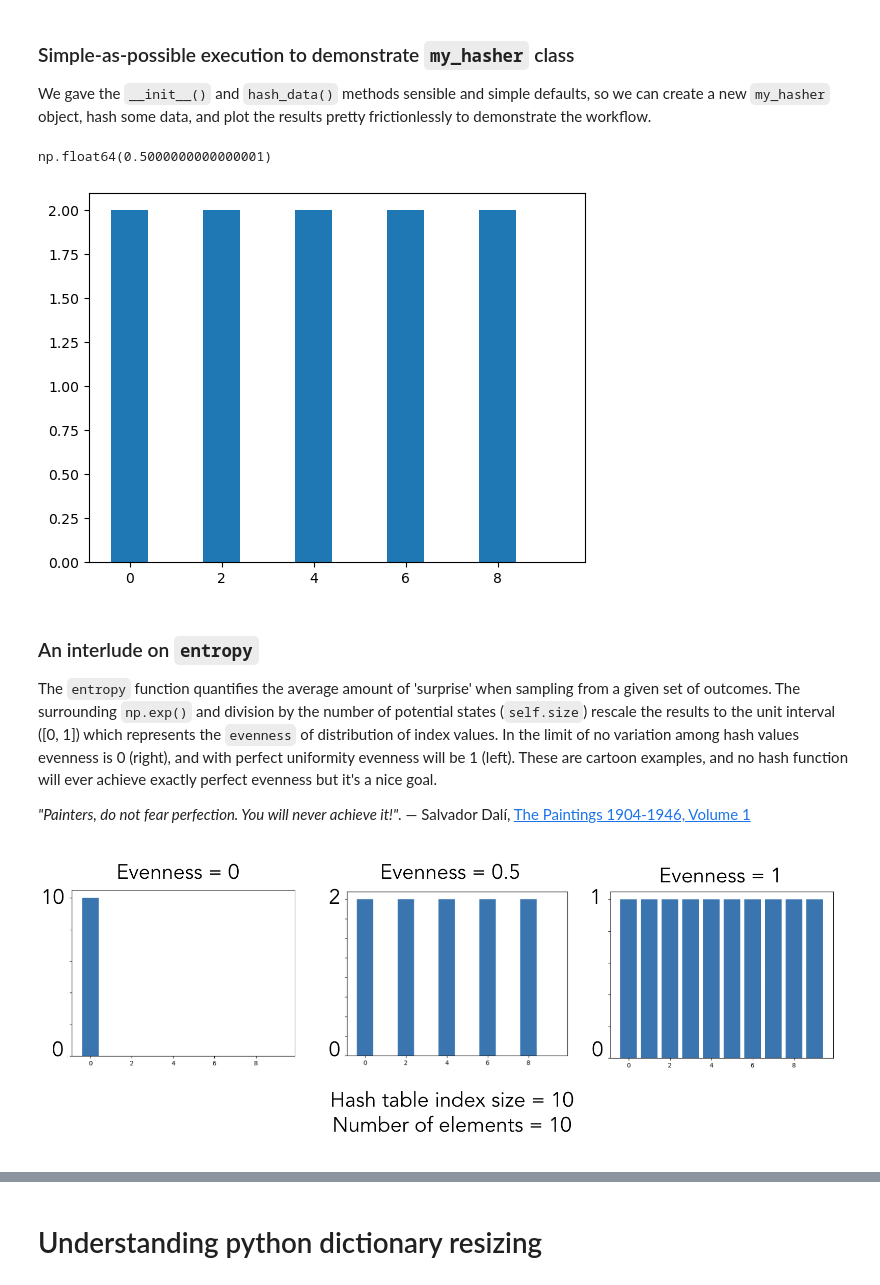
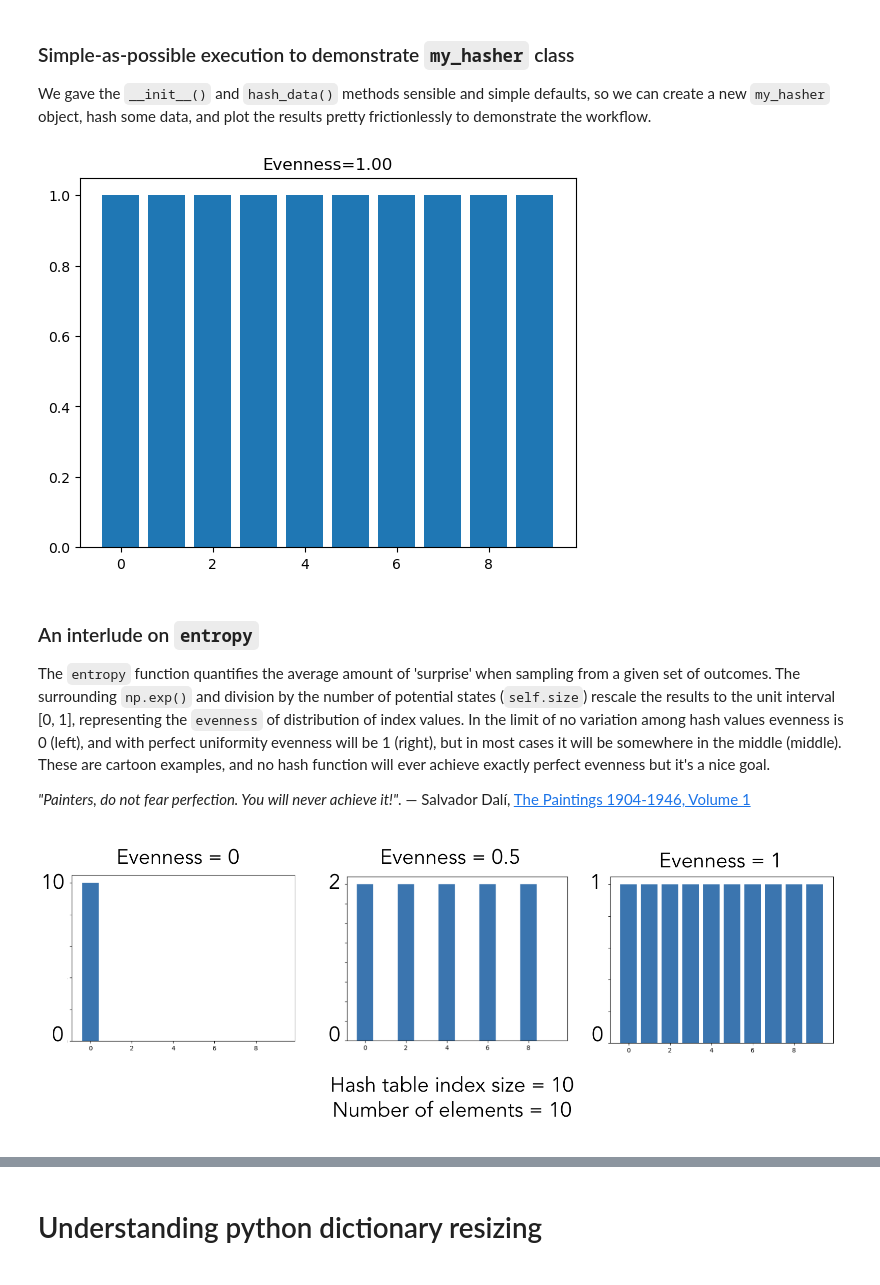
Before and after one commit to isaacovercast/CSCI232, a Jupyter notebook: notebooks/nb-1.1-hash-table-experiments.ipynb, the cells around one changed output, grey strips where cells are left out. Cells and saved outputs as stored; diff of their text form; code cells hidden in the pictures.

Commit message:
Near completion of hash table notebook exercise

```diff
--- a/notebooks/nb-1.1-hash-table-experiments.ipynb
+++ b/notebooks/nb-1.1-hash-table-experiments.ipynb
@@ -186,7 +170,9 @@ class my_hasher:
         return np.exp(entropy(self.indices))/self.size
 
     def plot(self):
+        """Generate a bar plot of index content"""
         plt.bar(range(self.size), self.indices)
+        plt.title(f"Evenness={m.evenness():.2f}")
 # %% [markdown]
 ### Simple-as-possible execution to demonstrate `my_hasher` class
 
@@ -196,23 +182,23 @@ pretty frictionlessly to demonstrate the workflow.
 # %%
 # Instantiate a new my_hasher object with defaults for size and hash_method
 m = my_hasher()
 # Hash the default data
-m.hash_data(range(0, 20, 2))
+m.hash_data()
 # Bar plot showing number of hits per array bin
 m.plot()
 # %% [output]
-np.float64(0.5000000000000001)
-[figure, old version]
+[figure, new version]
 # %% [markdown]
 ### An interlude on `entropy`
 
 The `entropy` function quantifies the average amount of 'surprise'
 when sampling from a given set of outcomes. The surrounding `np.exp()`
 and division by the number of potential states (`self.size`) rescale
-the results to the unit interval ([0, 1]) which represents the `evenness`
+the results to the unit interval [0, 1], representing the `evenness`
 of distribution of index values. In the limit of no variation
-among hash values evenness is 0 (right), and with perfect uniformity
-evenness will be 1 (left). These are cartoon examples, and no hash function
+among hash values evenness is 0 (left), and with perfect uniformity
+evenness will be 1 (right), but in most cases it will be somewhere in
+the middle (middle). These are cartoon examples, and no hash function
 will ever achieve exactly perfect evenness but it's a nice goal.
 
 *"Painters, do not fear perfection. You will never achieve it!"*.
```
Also changed, not shown: parts of 51 cells of this notebook, 2 other files.
